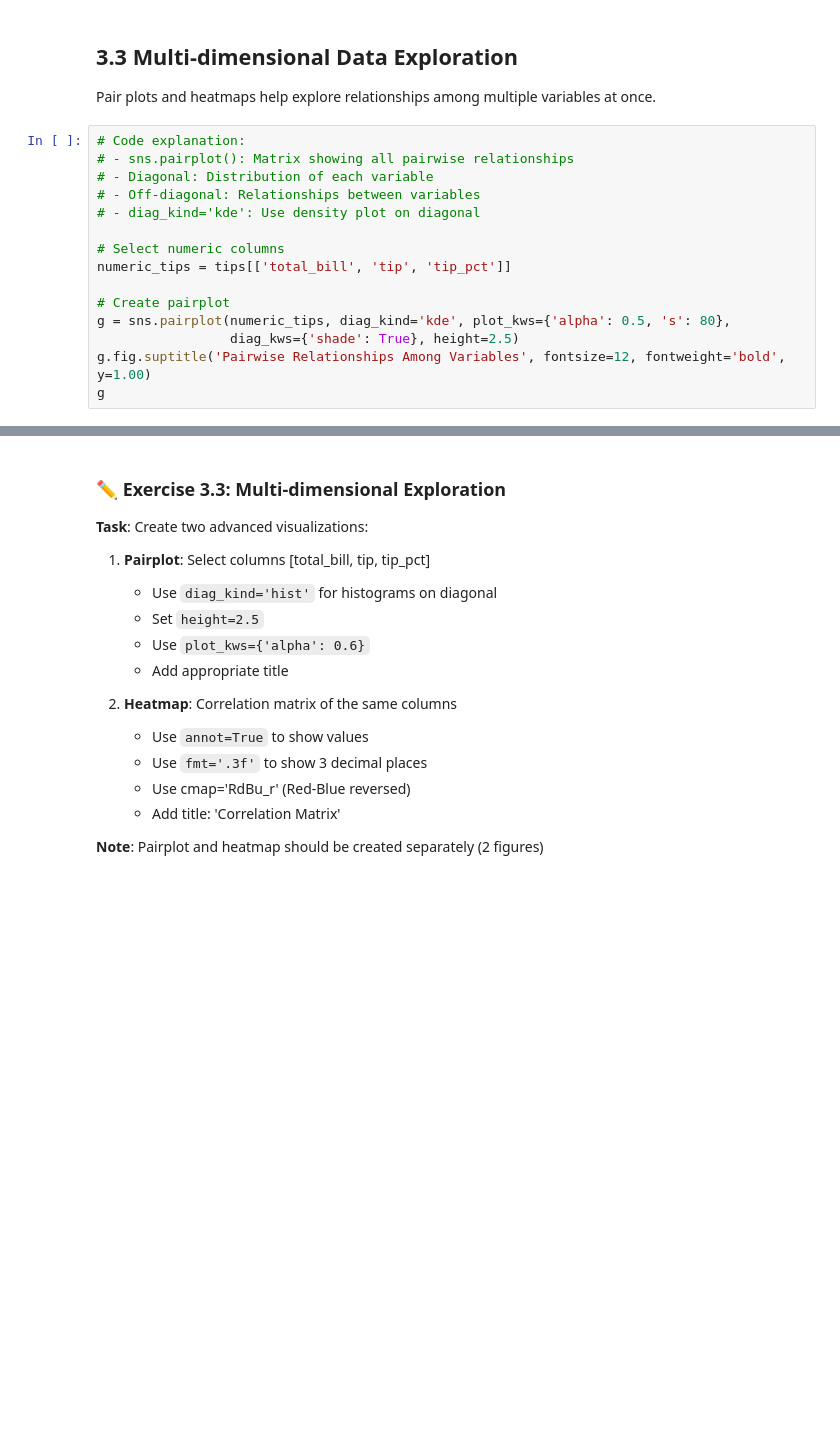
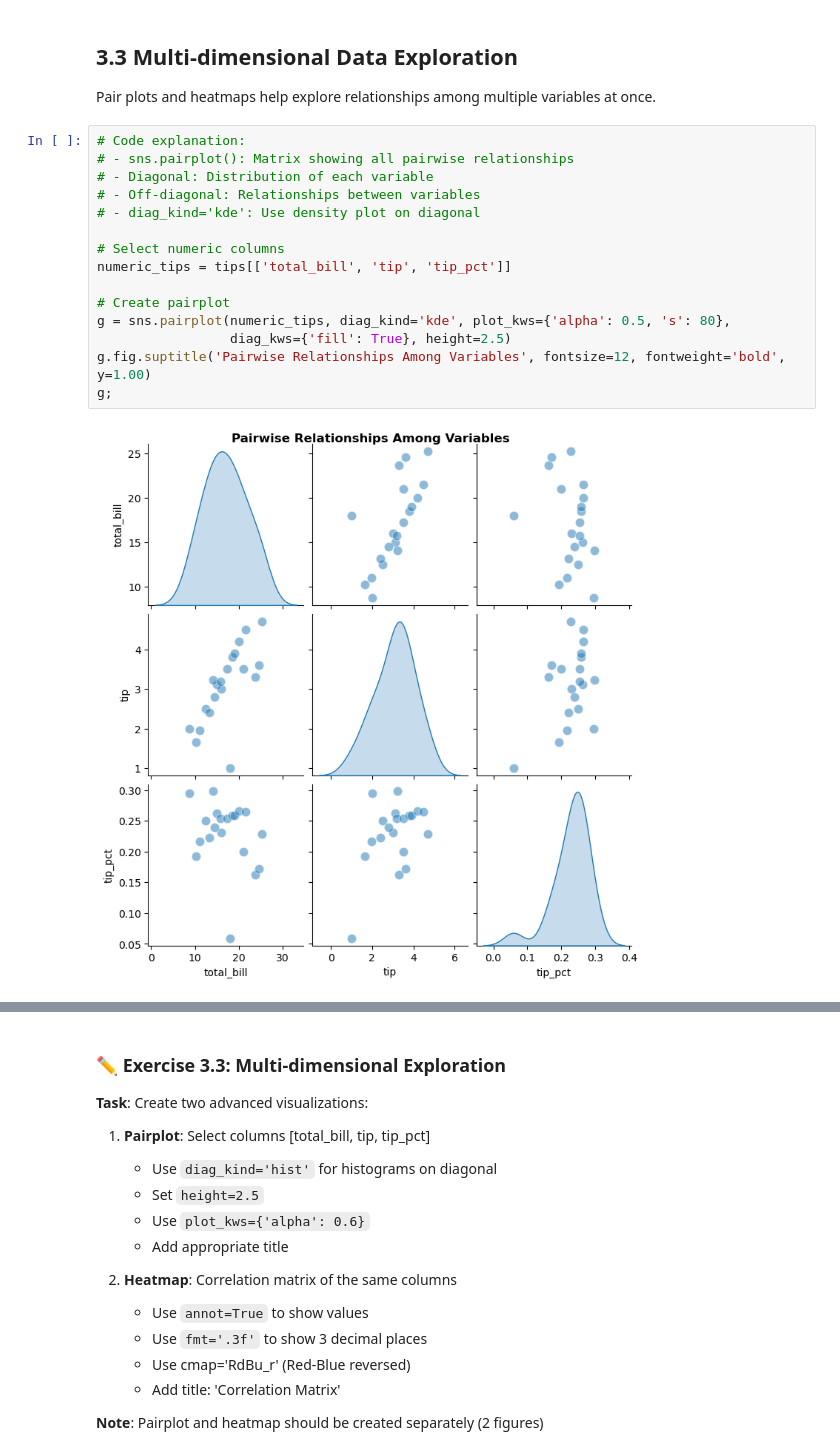
Before and after one commit to duncankllee/6m-data-1.10-visualization, a Jupyter notebook: notebooks/data_visualization_lesson.ipynb, the cells around one changed output, grey strips where cells are left out. Saved outputs shown, nothing was run; the diff lists cells and outputs as text; blank space fills up the shorter version.

```diff
--- a/notebooks/data_visualization_lesson.ipynb
+++ b/notebooks/data_visualization_lesson.ipynb
@@ -981,18 +985,20 @@ Pair plots and heatmaps help explore relationships among multiple variables at o
 # %%
 # Code explanation:
 # - sns.pairplot(): Matrix showing all pairwise relationships
 # - Diagonal: Distribution of each variable
 # - Off-diagonal: Relationships between variables
 # - diag_kind='kde': Use density plot on diagonal
 
 # Select numeric columns
 numeric_tips = tips[['total_bill', 'tip', 'tip_pct']]
 
 # Create pairplot
 g = sns.pairplot(numeric_tips, diag_kind='kde', plot_kws={'alpha': 0.5, 's': 80},
-                 diag_kws={'shade': True}, height=2.5)
+                 diag_kws={'fill': True}, height=2.5)
 g.fig.suptitle('Pairwise Relationships Among Variables', fontsize=12, fontweight='bold', y=1.00)
-g
+g;
+# %% [output]
+[figure, added]
 # %%
 # Correlation heatmap
 # Code explanation:
```
Also changed, not shown: parts of 13 cells of this notebook.
